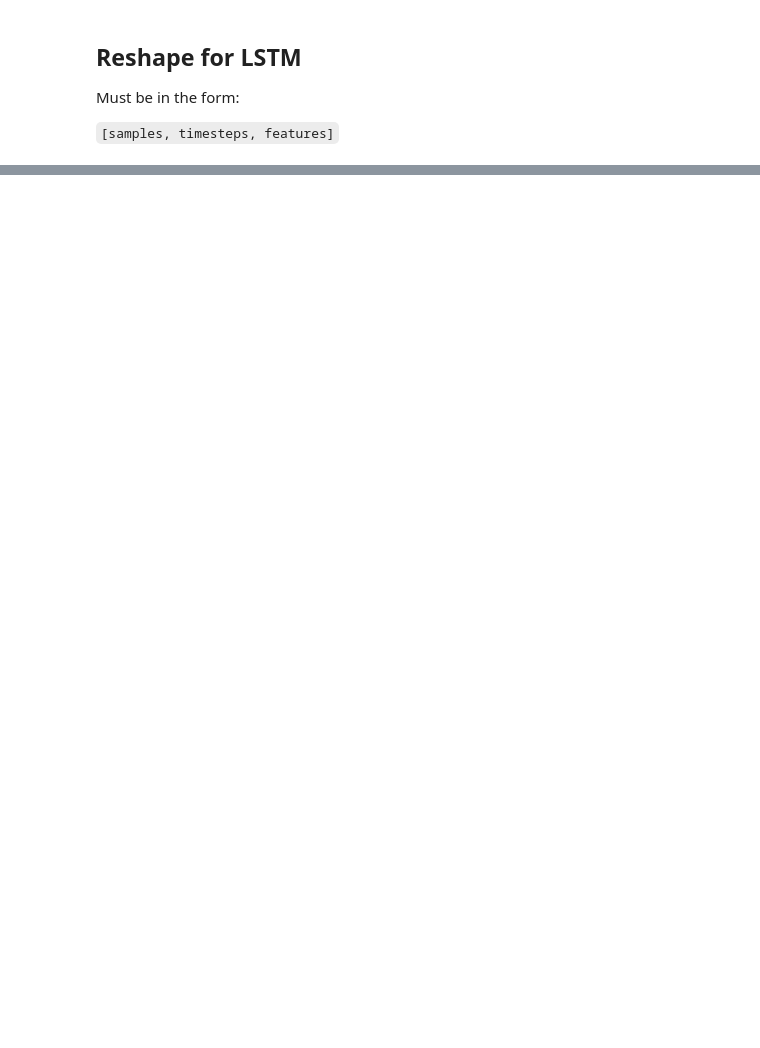
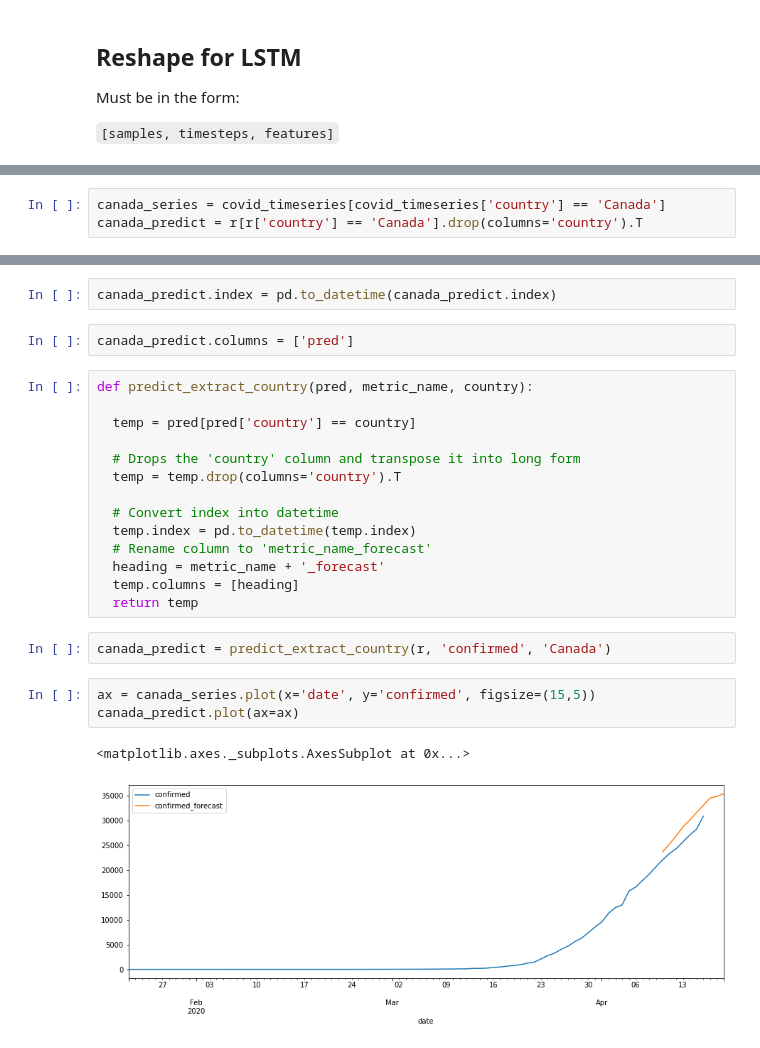
Before and after one commit to Dangandy/cv19, a Jupyter notebook: covid19_eda.ipynb, the cells around one changed output, grey strips where cells are left out. Cells and saved outputs as stored; diff of their text form; blank space fills up the shorter version.

```diff
--- a/covid19_eda.ipynb
+++ b/covid19_eda.ipynb
@@ -543,0 +712,3 @@ r
+# %%
+canada_series = covid_timeseries[covid_timeseries['country'] == 'Canada']
+canada_predict = r[r['country'] == 'Canada'].drop(columns='country').T
@@ -543,0 +729,26 @@ r
+# %%
+canada_predict.index = pd.to_datetime(canada_predict.index)
+# %%
+canada_predict.columns = ['pred']
+# %%
+def predict_extract_country(pred, metric_name, country):
+
+  temp = pred[pred['country'] == country]
+
+  # Drops the 'country' column and transpose it into long form
+  temp = temp.drop(columns='country').T
+
+  # Convert index into datetime
+  temp.index = pd.to_datetime(temp.index)
+  # Rename column to 'metric_name_forecast'
+  heading = metric_name + '_forecast'
+  temp.columns = [heading]
+  return temp
+# %%
+canada_predict = predict_extract_country(r, 'confirmed', 'Canada')
+# %%
+ax = canada_series.plot(x='date', y='confirmed', figsize=(15,5))
+canada_predict.plot(ax=ax)
+# %% [output]
+<matplotlib.axes._subplots.AxesSubplot at 0x...>
+[figure, added]
```
Also changed, not shown: parts of 73 cells of this notebook.
